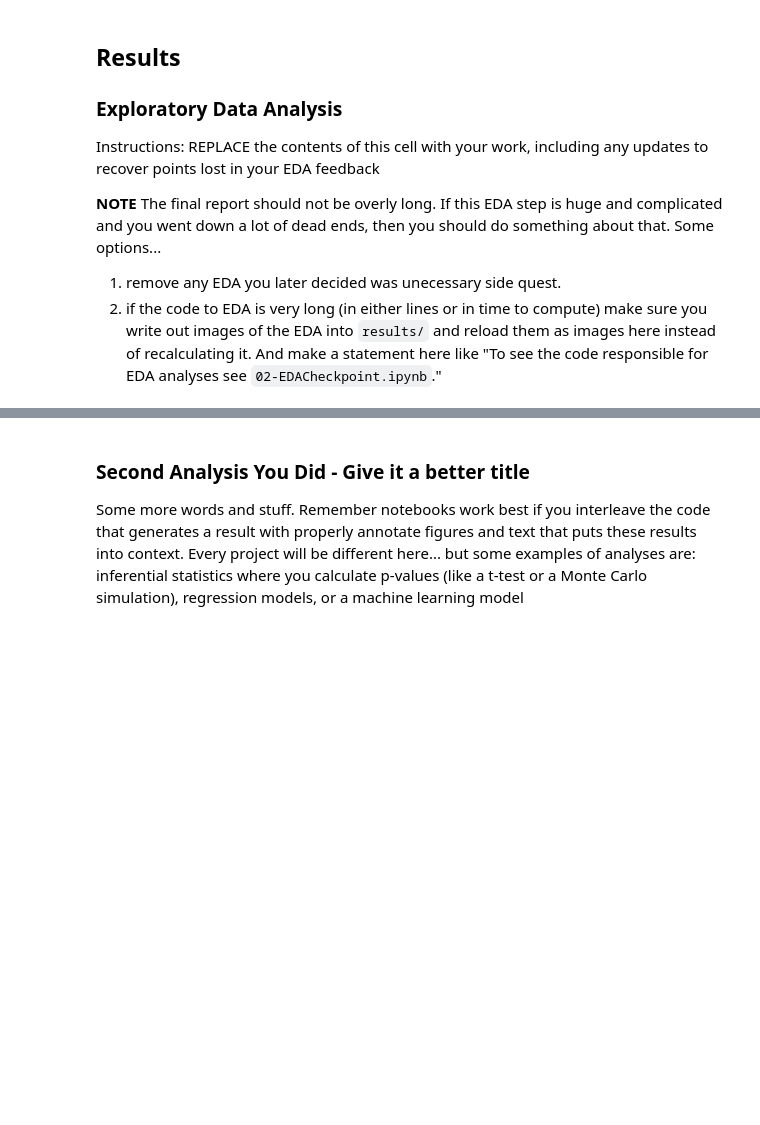
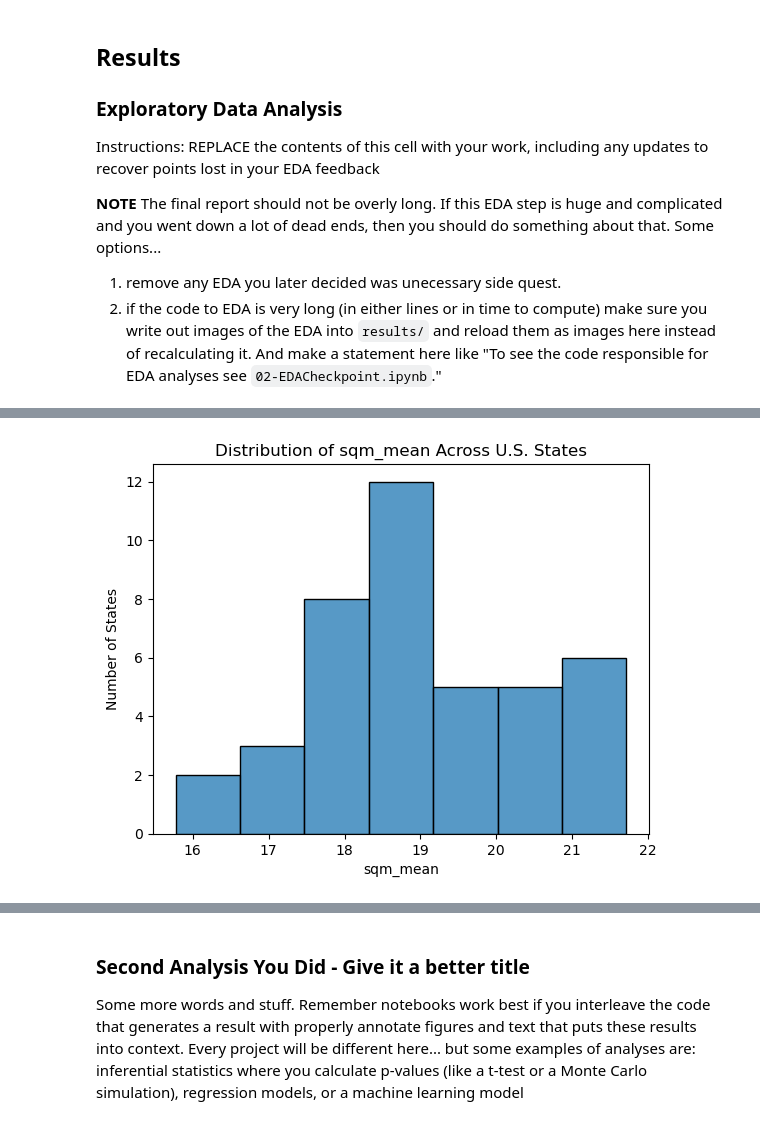
Before and after one commit to COGS108/Group020_WI26, a Jupyter notebook: 03-FinalProject.ipynb, the cells around one changed output, grey strips where cells are left out. Cells and saved outputs as stored; diff of their text form; code cells hidden in the pictures; blank space fills up the shorter version.

```diff
--- a/03-FinalProject.ipynb
+++ b/03-FinalProject.ipynb
@@ -151,0 +776,12 @@ Some more words and stuff.  Remember notebooks work best if you interleave the c
+# %%
+sns.histplot(
+    combined_df_3way["sqm_mean"]
+)
+
+plt.title("Distribution of sqm_mean Across U.S. States")
+plt.xlabel("sqm_mean")
+plt.ylabel("Number of States")
+
+plt.show()
+# %% [output]
+[figure, added]
```
Also changed, not shown: parts of 55 cells of this notebook.
